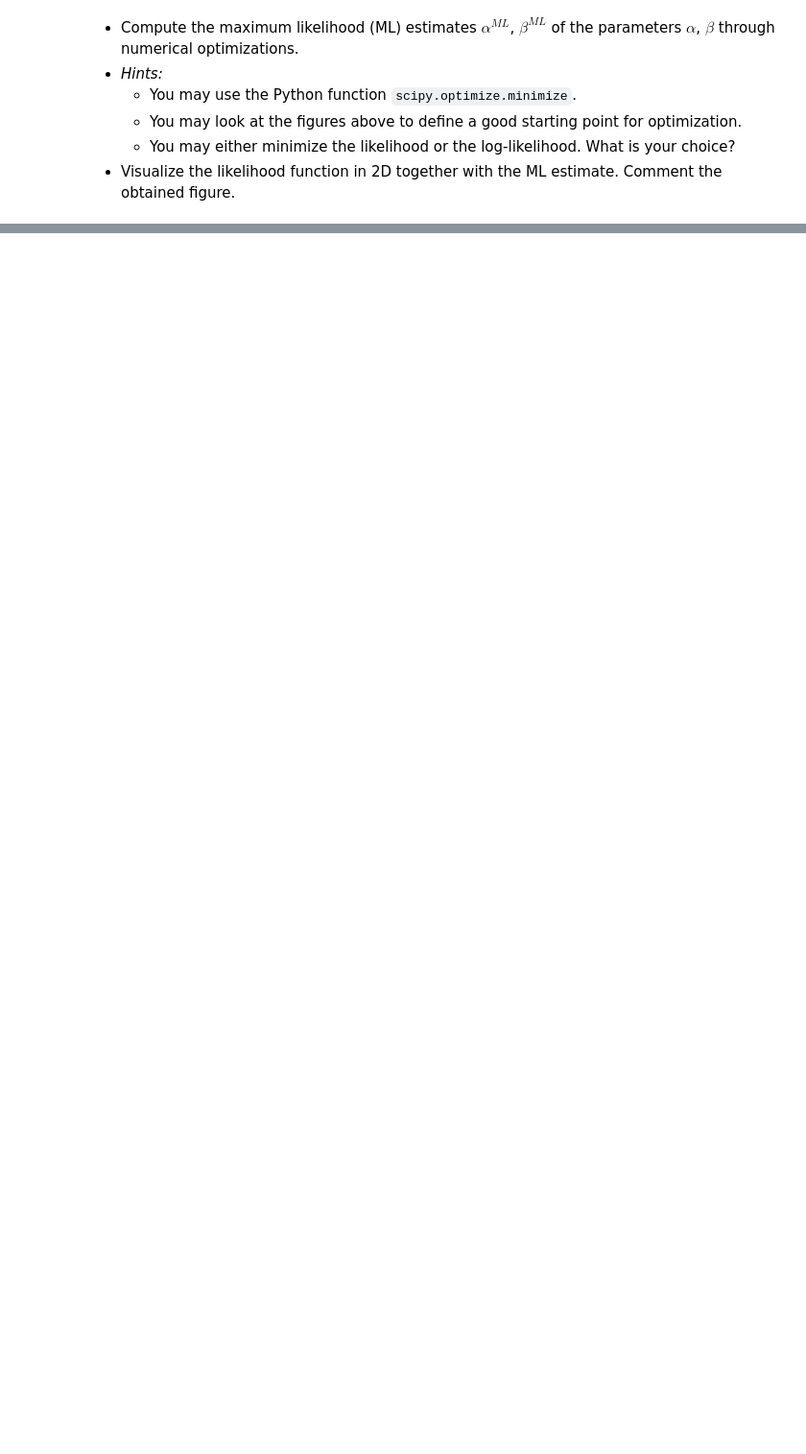
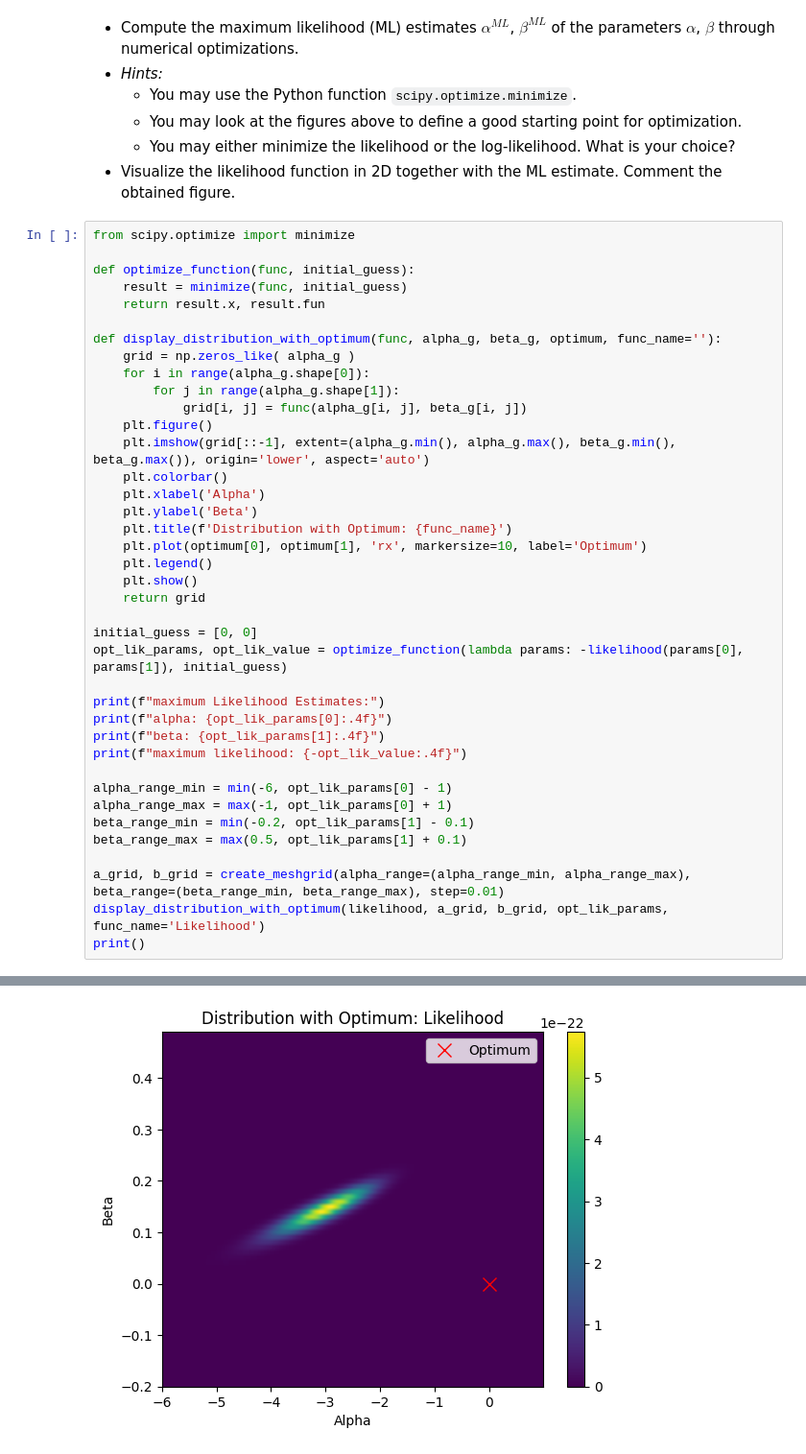
Before and after one commit to FedericoGritti/probabilistic_mushroom_spoilage_model, a Jupyter notebook: carnio_gritti.ipynb, the cells around one changed output, grey strips where cells are left out. Shown: that part at 96% size. Saved outputs shown, nothing was run; the diff lists cells and outputs as text; blank space fills up the shorter version.

Commit message:
Completed maximum likelihood estimates and charts

```diff
--- a/carnio_gritti.ipynb
+++ b/carnio_gritti.ipynb
@@ -257,3 +259,43 @@ The prior is mildly informative, centering around (0,0) with lower variance alon
     * You may look at the figures above to define a good starting point for optimization.
     * You may either minimize the likelihood or the log-likelihood. What is your choice?
 * Visualize the likelihood function in 2D together with the ML estimate. Comment the obtained figure.
+# %%
+from scipy.optimize import minimize
+
+def optimize_function(func, initial_guess):
+    result = minimize(func, initial_guess)
+    return result.x, result.fun
+
+def display_distribution_with_optimum(func, alpha_g, beta_g, optimum, func_name=''):
+    grid = np.zeros_like( alpha_g )
+    for i in range(alpha_g.shape[0]):
+        for j in range(alpha_g.shape[1]):
+            grid[i, j] = func(alpha_g[i, j], beta_g[i, j])
+    plt.figure()
+    plt.imshow(grid[::-1], extent=(alpha_g.min(), alpha_g.max(), beta_g.min(), beta_g.max()), origin='lower', aspect='auto')
+    plt.colorbar()
+    plt.xlabel('Alpha')
+    plt.ylabel('Beta')
+    plt.title(f'Distribution with Optimum: {func_name}')
+    plt.plot(optimum[0], optimum[1], 'rx', markersize=10, label='Optimum')
+    plt.legend()
+    plt.show()
+    return grid
+
+initial_guess = [0, 0]
+opt_lik_params, opt_lik_value = optimize_function(lambda params: -likelihood(params[0], params[1]), initial_guess)
+
+print(f"maximum Likelihood Estimates:")
+print(f"alpha: {opt_lik_params[0]:.4f}")
+print(f"beta: {opt_lik_params[1]:.4f}")
+print(f"maximum likelihood: {-opt_lik_value:.4f}")
+
+alpha_range_min = min(-6, opt_lik_params[0] - 1)
+alpha_range_max = max(-1, opt_lik_params[0] + 1)
+beta_range_min = min(-0.2, opt_lik_params[1] - 0.1)
+beta_range_max = max(0.5, opt_lik_params[1] + 0.1)
+
+a_grid, b_grid = create_meshgrid(alpha_range=(alpha_range_min, alpha_range_max), beta_range=(beta_range_min, beta_range_max), step=0.01)
+display_distribution_with_optimum(likelihood, a_grid, b_grid, opt_lik_params, func_name='Likelihood')
+print()
+# %% [output]
@@ -259,0 +306 @@ The prior is mildly informative, centering around (0,0) with lower variance alon
+[figure, added]
```
Also changed, not shown: parts of 21 cells of this notebook.
